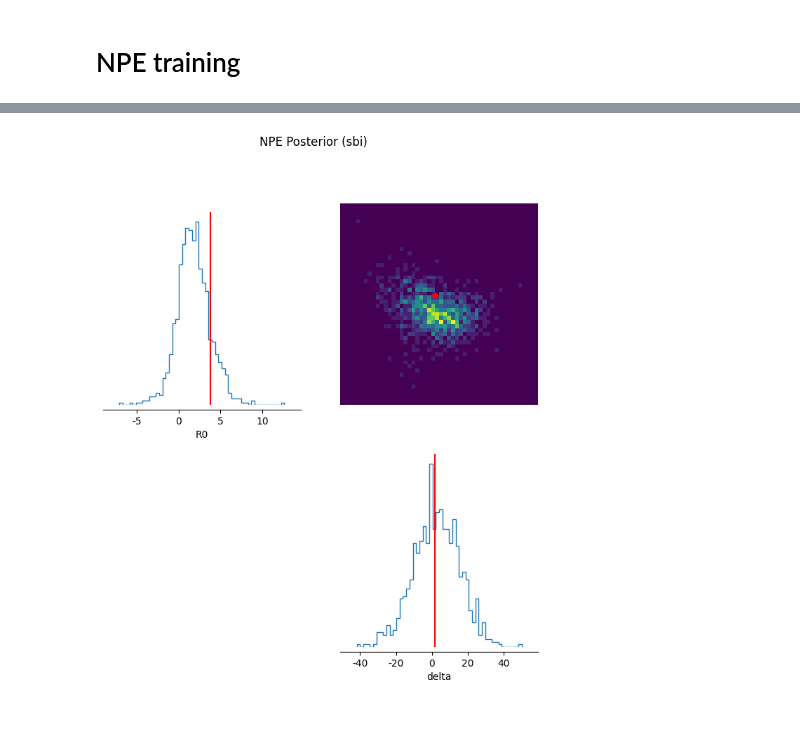
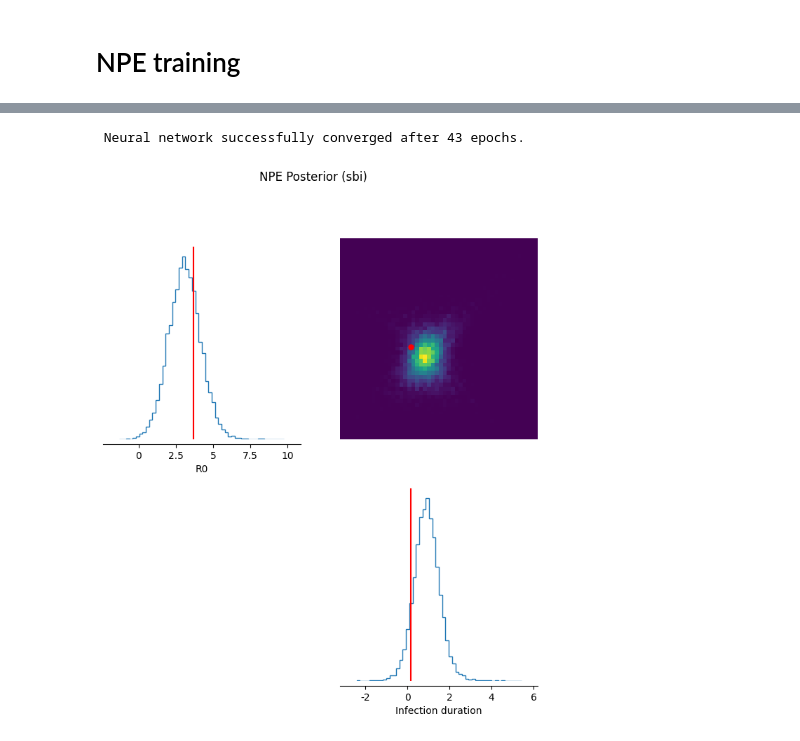
Before and after one commit to vgarot/sbi-hackathon-2026, a Jupyter notebook: models/sequence-alignments/gdoussonlys.ipynb, the cells around one changed output, grey strips where cells are left out. Saved outputs shown, nothing was run; the diff lists cells and outputs as text; code cells hidden in the pictures.

Commit message:
working embedding net (trained jointly with npe)

```diff
--- a/models/sequence-alignments/gdoussonlys.ipynb
+++ b/models/sequence-alignments/gdoussonlys.ipynb
@@ -66,17 +56,38 @@ samples = posterior.sample((1_000,), x=x_0)
+# %%
+from sbi.inference import NPE
+from sbi.neural_nets import posterior_nn
+from sbi.neural_nets.embedding_nets import FCEmbedding
+
+embedding_net = FCEmbedding(
+    input_dim=x.shape[1],
+    output_dim=10,
+    num_layers=2,
+    num_hiddens=50
+)
+density_estimator = posterior_nn(model="maf", embedding_net=embedding_net)
+
+embedding_npe = NPE(density_estimator=density_estimator)
+embedding_npe.append_simulations(theta, x)
+embedding_npe.train()
+
+embedding_posterior = embedding_npe.build_posterior()
+embedding_samples = embedding_posterior.sample((10_000,), x=x_0)
+# %% [output]
+ Neural network successfully converged after 43 epochs.
 # %%
 import matplotlib.pyplot as plt
 from sbi.analysis import pairplot
 
-param_labels = ["R0", "delta"]
+param_labels = ["R0", "Infection duration"]
 
 fig, axes = pairplot(
-    samples,
+    embedding_samples,
     labels=param_labels,
     figsize=(8, 8),
-    points=theta_0,  # True parameters
+    points=theta_0,
     points_colors="r",
 )
 plt.suptitle("NPE Posterior (sbi)", y=1.02)
 plt.show()
 # %% [output]
-[figure, old version]
+[figure, new version]
```
Also changed, not shown: parts of 7 cells of this notebook.
